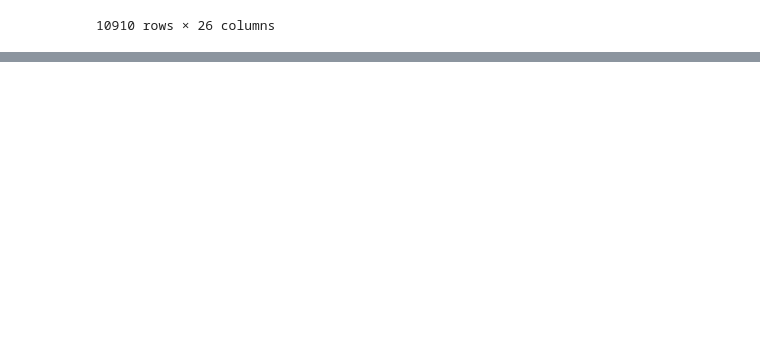
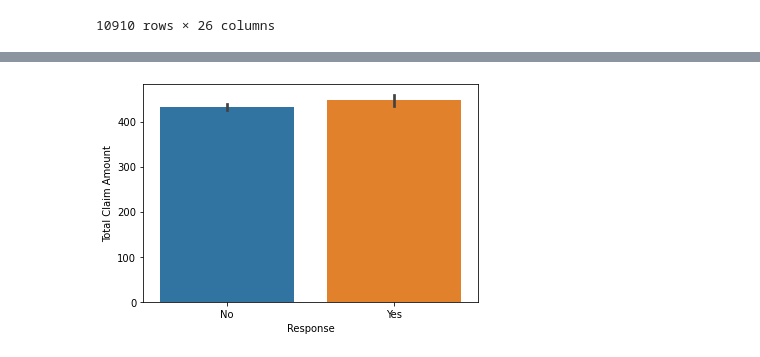
Before and after one commit to begumerdem/lab-customer-analysis-round-2, a Jupyter notebook: files_for_lab/csv_files/round2.ipynb, the cells around one changed output, grey strips where cells are left out. Cells and saved outputs as stored; diff of their text form; code cells hidden in the pictures; blank space fills up the shorter version.

```diff
--- a/files_for_lab/csv_files/round2.ipynb
+++ b/files_for_lab/csv_files/round2.ipynb
@@ -206,0 +256,5 @@ file1[(file1['Month']==1) | (file1['Month']==2)]
+# %%
+sns.barplot(x='Response', y ='Total Claim Amount', data = file1 )
+plt.show()
+# %% [output]
+[figure, added]
```
Also changed, not shown: parts of 7 cells of this notebook.
